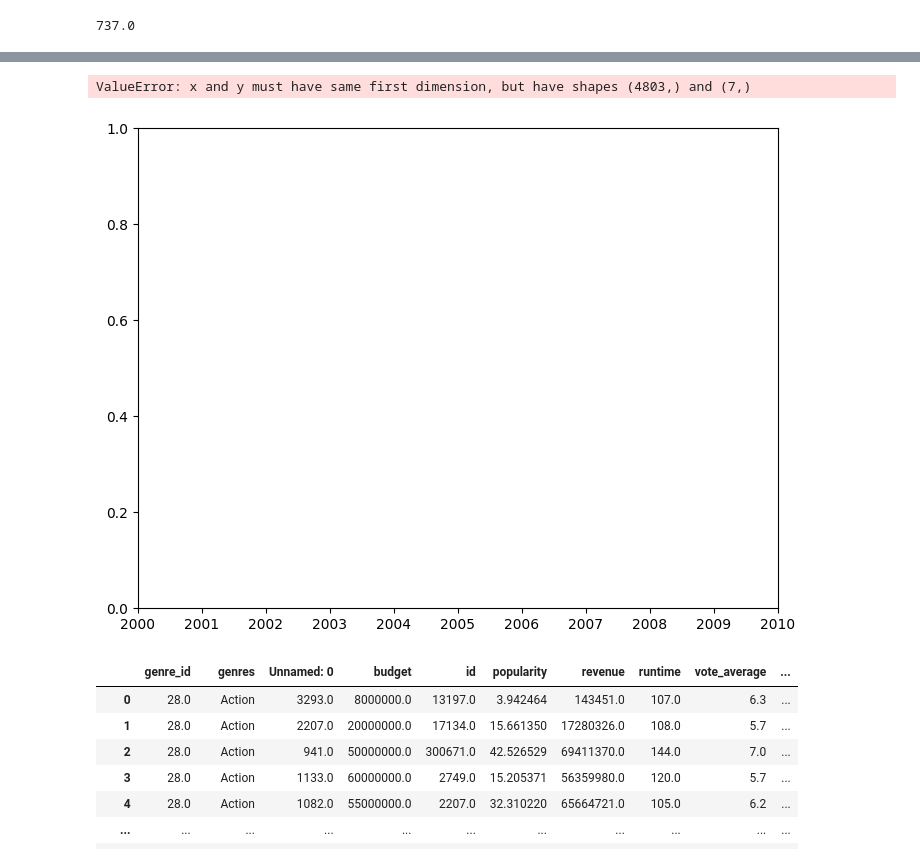
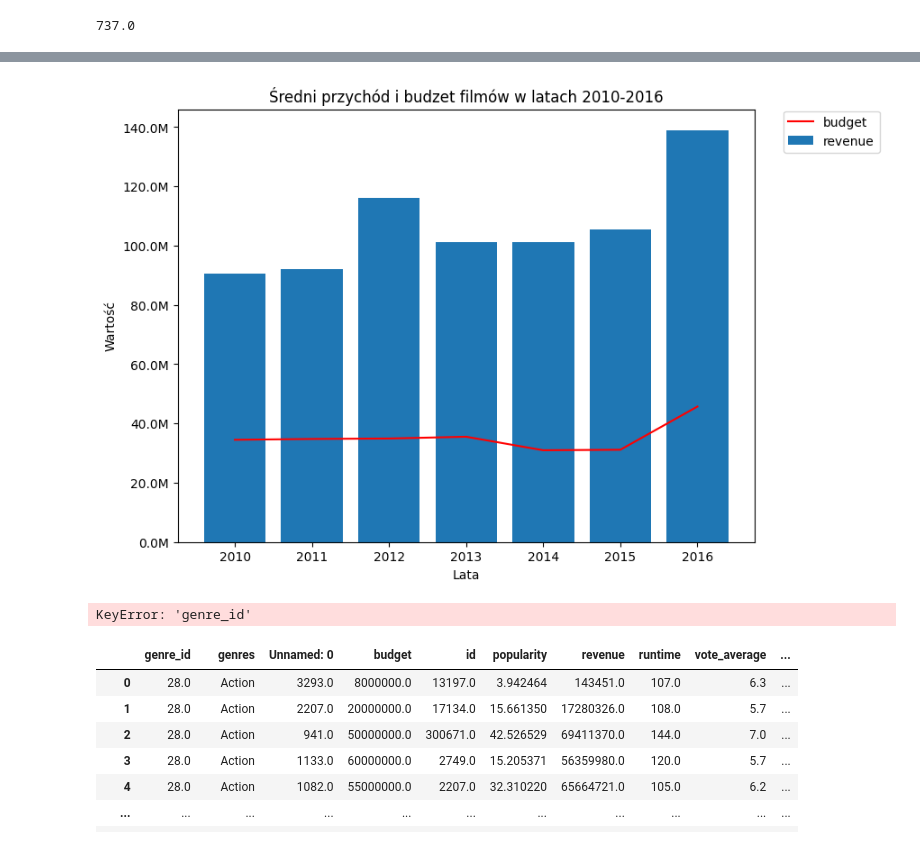
Before and after one commit to dawid584/learning-git-13, a Jupyter notebook: Untitled4.ipynb, the cells around one changed output, grey strips where cells are left out. Cells and saved outputs as stored; diff of their text form; code cells hidden in the pictures.

```diff
--- a/Untitled4.ipynb
+++ b/Untitled4.ipynb
@@ -24,7 +24,18 @@ result
 | 2170 | 2170 | 806948 | NaN | 539 | en | Psycho | When larcenous real estate clerk ... | 93.067866 | ... |
 | 1847 | 1847 | 25000000 | http://www.warnerbros.com/goodfellas | 769 | en | GoodFellas | The true story of Henry Hill, a h... | 63.654244 | ... |
 # %%
+# ustawiene typu datowego dla kolumny:
 df['release_date'] = pd.to_datetime(df['release_date'])
-df["year"] = df.release_date.dt.year
-zx=df.groupby("year").agg({"revenue": np.mean, "budget": np.mean})
-chart=zx.loc['2010-01-01':'2017-12-31', ['revenue', 'budget']]
+
+
+# ustawienie roku
+df['release_year'] = df['release_date'].dt.year
+
+# wybranie tylko potrzebnych kolumn
+df = df[["release_year", 'budget', 'revenue']]
+
+# pogrupowanie po roku z agregacją mean
+by_release_date = df.groupby('release_year').mean()
+
+# wybranie zakresu
+df = by_release_date['2010.0' : '2016.0']
@@ -31,30 +54,34 @@ chart=zx.loc['2010-01-01':'2017-12-31', ['revenue', 'budget']]
 # %%
 x=np.arange(3)
 
-z=np.arange(3)
+# wykresy
 
 def million(x, pos):
-        return '{:2.1f}M'.format(z*1e-6)
+  return '{:2.1f}M'.format(x*1e-6)
 
 fig = plt.figure()
 axes = fig.add_axes([0,0,1,1])
-axes.plot(df['release_date'],chart['budget'],label='budget',color = 'red')
-axes.bar(df['release_date'],chart['revenue'],label='revenue')
+axes.plot(df.index,df['budget'],label='budget',color = 'red')
+axes.bar(df.index, df['revenue'],label='revenue')
+
 axes.legend(loc=(1.05,0.9))
 axes.set_title('Średni przychód i budżet filmu w latach 2010-2016')
+
 formatter = plt.FuncFormatter(million)
+
 axes.yaxis.set_major_formatter(formatter)
 plt.xlabel('Lata') # dodajemy opis osi X
 plt.ylabel('Wartość') # dodajemy opis osi Y
 plt.title('Średni przychód i budzet filmów w latach 2010-2016') # dodajemy tytuł wykresu
 plt.show()
 # %% [output]
-ValueError: x and y must have same first dimension, but have shapes (4803,) and (7,)
-[figure, old version]
+[figure, new version]
 # %%
 df_2= pd.read_csv('C:\Kodilla\learning-git-13\genres.csv')
 # %%
 data_2= df.groupby(['genre_id','title']).mean()
+# %% [output]
+KeyError: 'genre_id'
 # %%
 state_table= pd.merge(df_2 ,data_2, how='left' ,on='genre_id')
 # %%
```
Also changed, not shown: parts of 1 cell of this notebook.
